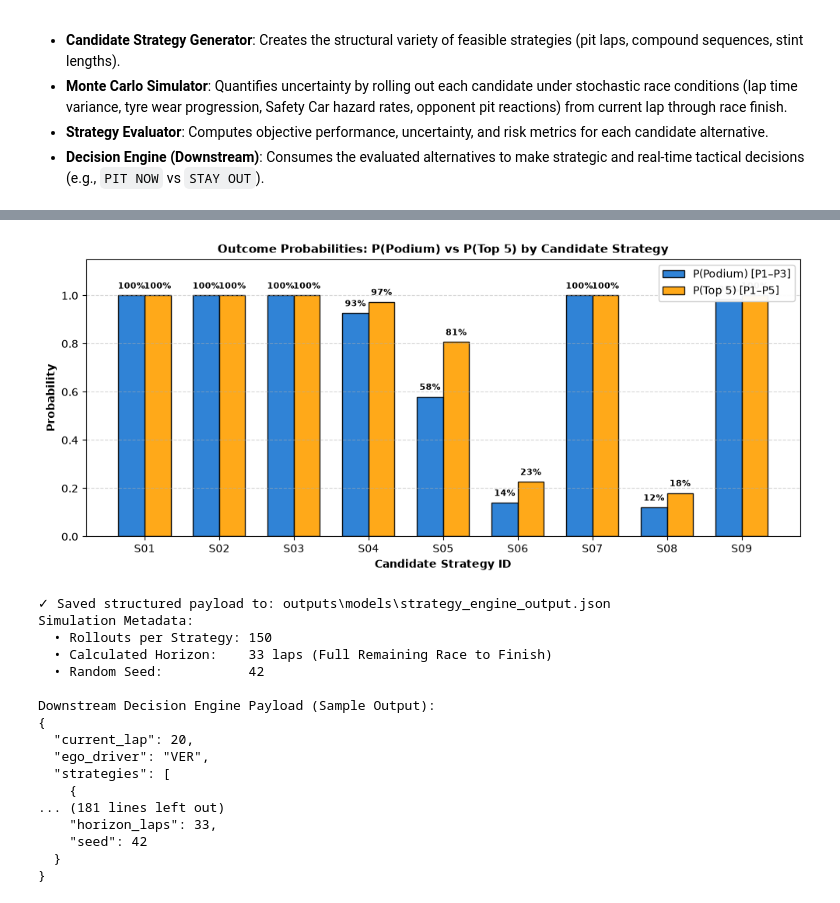
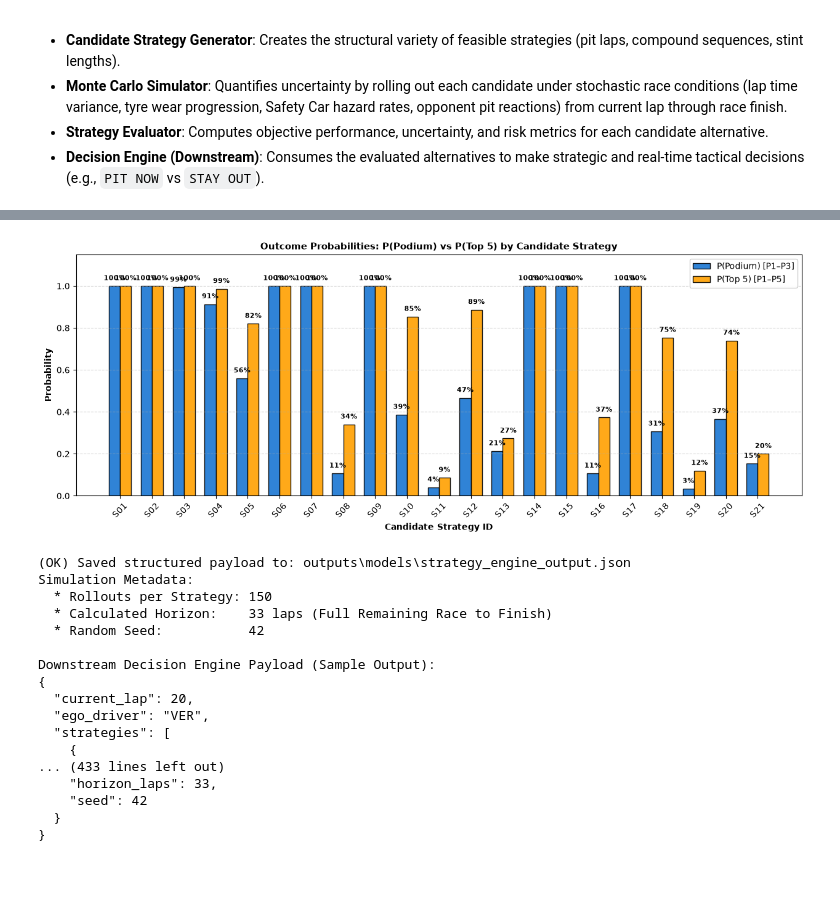
Before and after one commit to roshith-prakash/F1-SIS-Capstone-Project, a Jupyter notebook: Strategy_engine.ipynb, the cells around one changed output, grey strips where cells are left out. Drawn from its saved outputs; the diff is of its cells as text; code cells hidden in the pictures; blank space fills up the shorter version.

```diff
--- a/Strategy_engine.ipynb
+++ b/Strategy_engine.ipynb
@@ -441,17 +455,17 @@ The following visualisations are generated strictly from the **actual full-race
 # Visualisation 2: Expected Finishing Position by Candidate Strategy
 # =============================================================================
 # Displays the mean expected finishing position across all Monte Carlo rollouts.
-# Evaluated strategies are provided in deterministic neutral order (S01-S09).
+# Evaluated strategies are provided in deterministic neutral order.
 evals = engine_result.strategies
 strat_ids = [e.strategy.strategy_id for e in evals]
 exp_positions = [e.simulation_result.expected_position for e in evals]
 
-fig, ax = plt.subplots(figsize=(10, 4.5))
+fig, ax = plt.subplots(figsize=(max(10, len(strat_ids) * 0.6), 5.0))
 bars = ax.bar(strat_ids, exp_positions, color="#455A64", edgecolor="black", width=0.55, alpha=0.9)
 
 # Invert Y-axis so P1 is at the top (standard motorsport convention)
 ax.invert_yaxis()
-ax.set_ylim(8.0, 1.0)
+ax.set_ylim(max(exp_positions) + 1.0, 1.0)
 ax.set_xlabel("Candidate Strategy ID", fontweight="bold")
 ax.set_ylabel("Expected Finishing Position (Lower = Better)", fontweight="bold")
 ax.set_title("Expected Finishing Position at Race Completion (Monza 2024, Lap 53)", fontsize=11, fontweight="bold")
@@ -462,6 +476,7 @@ for bar, val in zip(bars, exp_positions):
     ax.text(bar.get_x() + bar.get_width() / 2, val - 0.18, f"P{val:.2f}",
             ha="center", va="bottom", fontsize=8.5, fontweight="bold")
 
+ax.tick_params(axis='x', rotation=45)
 plt.tight_layout()
 plt.show()
 # %% [output]
@@ -551,35 +568,36 @@ plt.show()
 # Compares the probability of finishing on the podium (P1-P3) and top 5 (P1-P5)
 # derived from 150 Monte Carlo rollouts across all candidate strategies.
 p_podium = [e.simulation_result.p_podium for e in evals]
 p_top5 = [e.simulation_result.p_top5 for e in evals]
 
-fig, ax = plt.subplots(figsize=(10, 4.5))
+fig, ax = plt.subplots(figsize=(max(10, len(strat_ids) * 0.6), 5.0))
 x = np.arange(len(strat_ids))
 w = 0.35
 
 bars_pod = ax.bar(x - w / 2, p_podium, width=w, label="P(Podium) [P1–P3]", color="#1976D2", edgecolor="black", alpha=0.9)
 bars_t5 = ax.bar(x + w / 2, p_top5, width=w, label="P(Top 5) [P1–P5]", color="#FFA000", edgecolor="black", alpha=0.9)
 
 ax.set_xticks(x)
 ax.set_xticklabels(strat_ids)
 ax.set_ylim(0, 1.15)
 ax.set_xlabel("Candidate Strategy ID", fontweight="bold")
 ax.set_ylabel("Probability", fontweight="bold")
 ax.set_title("Outcome Probabilities: P(Podium) vs P(Top 5) by Candidate Strategy", fontsize=11, fontweight="bold")
 ax.legend(loc="upper right", framealpha=0.95)
 ax.grid(True, axis="y", linestyle="--", alpha=0.5)
 
 # Annotate percentage on each bar
 for bar in list(bars_pod) + list(bars_t5):
     h = bar.get_height()
     if h > 0.02:
         ax.text(bar.get_x() + bar.get_width() / 2, h + 0.02, f"{h * 100:.0f}%",
                 ha="center", va="bottom", fontsize=8, fontweight="bold")
 
+ax.tick_params(axis='x', rotation=45)
 plt.tight_layout()
 plt.show()
 # %% [output]
-[figure, old version]
+[figure, new version]
 # %%
 # =============================================================================
 # Step 4: Strategy Engine Structured Output for Downstream Consumption
@@ -596,19 +614,19 @@ output_file = output_dir / "strategy_engine_output.json"
 with open(output_file, "w", encoding="utf-8") as f:
     json.dump(payload, f, indent=2)
 
-print(f"✓ Saved structured payload to: {output_file.relative_to(ROOT)}")
+print(f"(OK) Saved structured payload to: {output_file.relative_to(ROOT)}")
 print("Simulation Metadata:")
-print(f"  • Rollouts per Strategy: {payload['simulation_metadata']['rollouts_per_strategy']}")
-print(f"  • Calculated Horizon:    {payload['simulation_metadata']['horizon_laps']} laps (Full Remaining Race to Finish)")
-print(f"  • Random Seed:           {payload['simulation_metadata']['seed']}")
+print(f"  * Rollouts per Strategy: {payload['simulation_metadata']['rollouts_per_strategy']}")
+print(f"  * Calculated Horizon:    {payload['simulation_metadata']['horizon_laps']} laps (Full Remaining Race to Finish)")
+print(f"  * Random Seed:           {payload['simulation_metadata']['seed']}")
 print("\nDownstream Decision Engine Payload (Sample Output):")
 print(json.dumps(payload, indent=2))
 # %% [output]
-✓ Saved structured payload to: outputs\models\strategy_engine_output.json
+(OK) Saved structured payload to: outputs\models\strategy_engine_output.json
 Simulation Metadata:
-  • Rollouts per Strategy: 150
-  • Calculated Horizon:    33 laps (Full Remaining Race to Finish)
-  • Random Seed:           42
+  * Rollouts per Strategy: 150
+  * Calculated Horizon:    33 laps (Full Remaining Race to Finish)
+  * Random Seed:           42
 
 Downstream Decision Engine Payload (Sample Output):
 {
@@ -616,7 +634,7 @@ Downstream Decision Engine Payload (Sample Output):
   "ego_driver": "VER",
   "strategies": [
     {
-... (181 lines left out)
+... (433 lines left out)
     "horizon_laps": 33,
     "seed": 42
   }
```
Also changed, not shown: parts of 12 cells of this notebook, 3 other files.
